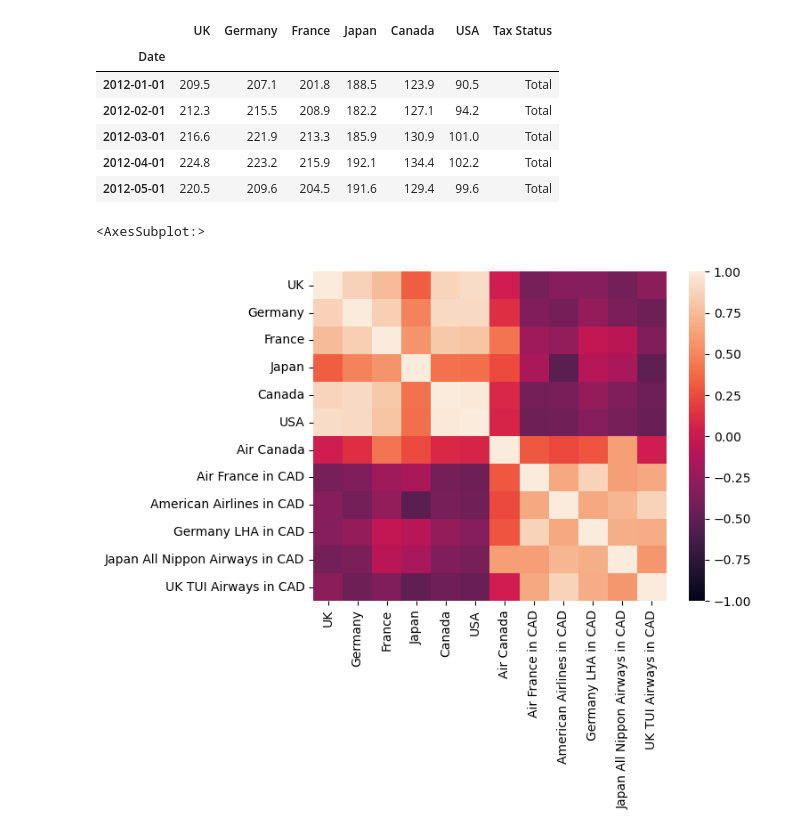
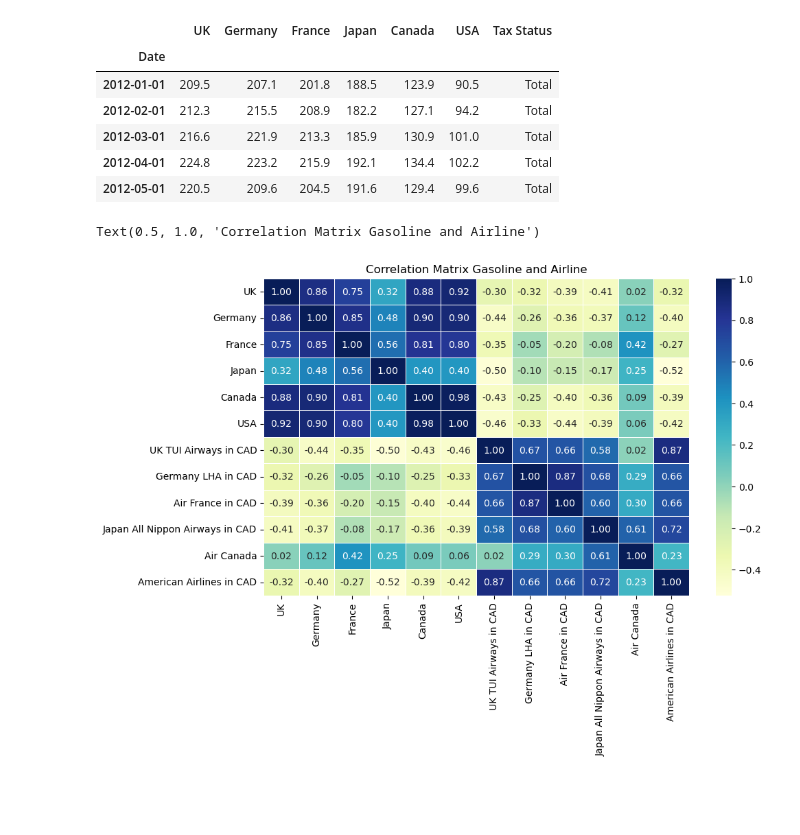
Before and after one commit to Emmalu868/Group-3-Project, a Jupyter notebook: Airline Data/Airline.ipynb, the cells around one changed output. Drawn from its saved outputs; the diff is of its cells as text; code cells hidden in the pictures; blank space fills up the shorter version.

Commit message:
Add files via upload
added heatmap, updated all charts with titles

```diff
--- a/Airline Data/Airline.ipynb
+++ b/Airline Data/Airline.ipynb
@@ -76,3 +70,22 @@ japan_all_nippon_airways_df.rename(columns ={"Close":"Japan All Nippon Airways"}
 
 uk_tui_airways_df.drop(['Open','High','Low','Adj Close','Volume'], axis=1, inplace=True)
 uk_tui_airways_df.rename(columns ={"Close":"UK TUI Airways"}, inplace=True)
+# %%
+# Drop nulls
+air_canada_df.dropna(inplace = True)
+display(air_canada_df.isnull().sum())
+
+air_france_df.dropna(inplace = True)
+display(air_france_df.isnull().sum())
+
+american_airlines_df.dropna(inplace = True)
+display(american_airlines_df.isnull().sum())
+
+germany_lha_df.dropna(inplace = True)
+display(germany_lha_df.isnull().sum())
+
+japan_all_nippon_airways_df.dropna(inplace = True)
+display(japan_all_nippon_airways_df.isnull().sum())
+
+uk_tui_airways_df.dropna(inplace = True)
+display(uk_tui_airways_df.isnull().sum())
@@ -287,12 +315,13 @@ uk_tui_airways_df.set_index("Date",inplace=True)
 ## Combine All Airlines
 # %%
 # Join 6 Airlines stocks into a single DataFrame with columns for each airline's close price.
-df_monthly = pd.concat([air_canada_df,
+df_monthly = pd.concat([uk_tui_airways_df,
+                        germany_lha_df,
                         air_france_df,
+                        japan_all_nippon_airways_df,
+                        air_canada_df,
                         american_airlines_df,
-                        germany_lha_df,
-                        japan_all_nippon_airways_df,
-                        uk_tui_airways_df],
+                       ],
                          axis="columns",join="inner")
 df_monthly.head()
 # %% [output]
@@ -542,9 +579,18 @@ all_df.dropna(inplace=True)
 # %%
 # Calculate and plot the correlation
 import seaborn as sns
 all_corr = all_df.corr()
-sns.heatmap(all_corr, vmin=-1, vmax=1)
+
+# Set up the subplots
+fig, axs = plt.subplots(ncols=1, figsize=(10, 6))
+
+# sns.heatmap(before_2020_df.corr(), cmap="YlGnBu", annot=True, fmt=".2f", linewidths=.5, ax=axs[0])
+# axs[0].set_title("Correlation Matrix before Pandemic")
+
+
+sns.heatmap(all_df.corr(), cmap="YlGnBu", annot=True, fmt=".2f", linewidths=.5, ax=axs)
+axs.set_title("Correlation Matrix Gasoline and Airline")
 # %% [output]
-<AxesSubplot:>
+Text(0.5, 1.0, 'Correlation Matrix Gasoline and Airline')
-[figure, old version]
+[figure, new version]
 # %% [markdown]
```
Also changed, not shown: parts of 21 cells of this notebook.
